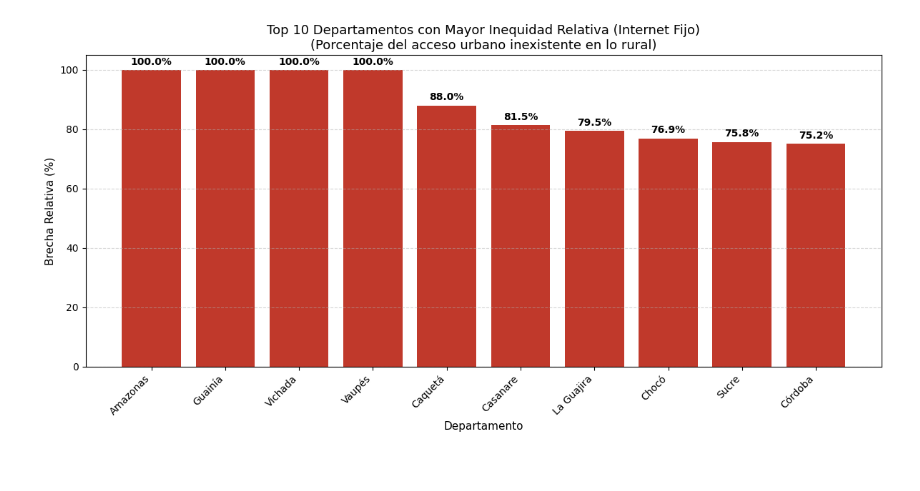
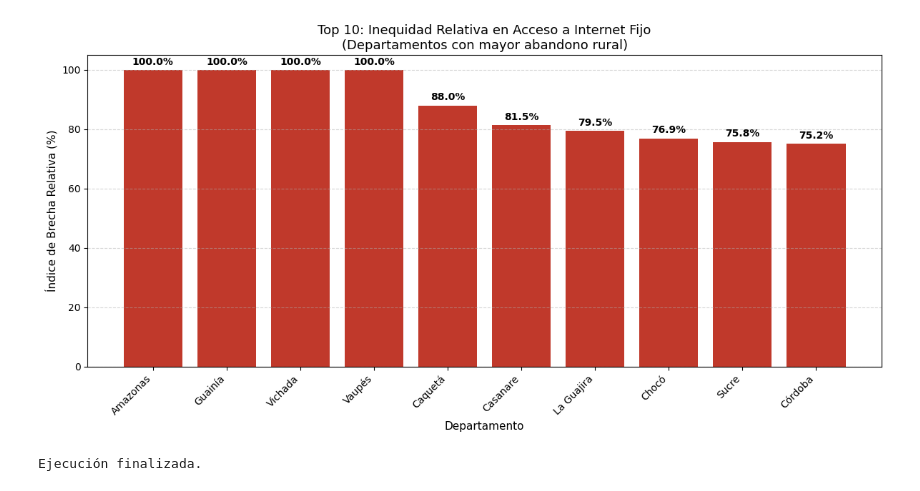
Before and after one commit to jeraldine-r/proyectos_brecha_digital, a Jupyter notebook: analisis_brecha_digital.ipynb, the cells around one changed output. Saved outputs shown, nothing was run; the diff lists cells and outputs as text; code cells hidden in the pictures.

```diff
--- a/analisis_brecha_digital.ipynb
+++ b/analisis_brecha_digital.ipynb
@@ -1,12 +1,32 @@
 # %%
+# ==========================================
+# 🇨🇴 ANÁLISIS DE BRECHA DIGITAL COLOMBIA
+# Autor: Juliana
+# Fuente: ECV 2024 (DANE) - Vía GitHub
+# ==========================================
+
 import pandas as pd
 import matplotlib.pyplot as plt
-# CÁLCULO AVANZADO DE BRECHA (ABSOLUTA VS RELATIVA)
+
+# --- 1. CONFIGURACIÓN Y CONEXIÓN ---
+# Usamos el enlace "raw" de TU repositorio.
+# Nota: El "%20" reemplaza los espacios en el nombre del archivo para que internet lo entienda.
+URL_ARCHIVO = 'https://github.com/jeraldine-r/proyectos_brecha_digital/raw/main/anexo%20general-ECV-2024.xlsx'
+NOMBRE_HOJA = 'Cuadro 7'
+
+print(f"Iniciando análisis...")
+print(f"Conectando con repositorio GitHub: {URL_ARCHIVO}...")
 
 try:
-    df_raw = pd.read_excel(ARCHIVO_DATOS, sheet_name=NOMBRE_HOJA, header=3)
+    # --- 2. CARGA DE DATOS (Desde la Nube) ---
+    # Pandas lee el Excel directamente desde la URL. No hace falta descargar nada manual.
+    df_raw = pd.read_excel(URL_ARCHIVO, sheet_name=NOMBRE_HOJA, header=3)
+    print("Conexión exitosa.")
 
-    # 2. LIMPIEZA
+    # --- 3. LIMPIEZA Y TRANSFORMACIÓN (ETL) ---
+    print("Procesando datos...")
+
+    # Seleccionamos columna por índice para mayor seguridad
     col_tasa = df_raw.columns[18]
 
     df_raw.rename(columns={
@@ -15,58 +35,55 @@ try:
         col_tasa: 'TASA_ACCESO_FIJO'
     }, inplace=True)
 
+    # Rellenamos los nombres de departamentos (ffill) y convertimos a números
     df_raw['DEPARTAMENTO'] = df_raw['DEPARTAMENTO'].ffill()
     df_raw['TASA_ACCESO_FIJO'] = pd.to_numeric(df_raw['TASA_ACCESO_FIJO'], errors='coerce')
 
-   #FILTRAR
+    # Filtramos solo Cabecera y Rural
     df_limpio = df_raw[df_raw['AREA'].isin(['Cabecera', 'Centros poblados y rural disperso'])].copy()
     df_limpio.dropna(subset=['TASA_ACCESO_FIJO'], inplace=True)
 
+    # Pivotamos la tabla (Urbano vs Rural)
     df_pivot = df_limpio.pivot(index='DEPARTAMENTO', columns='AREA', values='TASA_ACCESO_FIJO')
     df_pivot.rename(columns={'Cabecera': 'URBANO', 'Centros poblados y rural disperso': 'RURAL'}, inplace=True)
     df_pivot.dropna(subset=['URBANO', 'RURAL'], inplace=True)
 
-#3 CÁLCULOS
-
-    # A) Brecha Absoluta ¿cuántos puntos porcentuales de diferencia hay?.
+    # --- 4. CÁLCULOS DE BRECHA ---
+    # A) Brecha Absoluta (Diferencia simple)
     df_pivot['BRECHA_ABSOLUTA'] = df_pivot['URBANO'] - df_pivot['RURAL']
 
     # B) Brecha Relativa (Índice de Inequidad)
-    # Fórmula: (Urbano - Rural) / Urbano. nos dice ¿Qué porcentaje del logro urbano le falta al campo?
-    df_pivot['BRECHA_RELATIVA'] = (
-        (df_pivot['URBANO'] - df_pivot['RURAL']) / df_pivot['URBANO']
-    ) * 100
+    df_pivot['BRECHA_RELATIVA'] = ((df_pivot['URBANO'] - df_pivot['RURAL']) / df_pivot['URBANO']) * 100
 
-    # 4. RESULTADOS COMPARATIVOS
-
-    # Top 5 Brecha Absoluta (Los de siempre)
+    # --- 5. RESULTADOS ---
     top_absoluta = df_pivot.sort_values('BRECHA_ABSOLUTA', ascending=False).head(5)
-
-    # Top 5 Brecha Relativa (Los estructuralmente olvidados)
     top_relativa = df_pivot.sort_values('BRECHA_RELATIVA', ascending=False).head(5)
 
-    print("\n--- COMPARACIÓN DE PERSPECTIVAS ---")
-    print("\n1️⃣ Top 5 por Brecha ABSOLUTA (Diferencia de puntos):")
+    print("\n" + "="*40)
+    print("RESULTADOS DEL ANÁLISIS")
+    print("="*40)
+
+    print("\n1️⃣ Top 5: Brecha de Mercado (Absoluta):")
     print(top_absoluta[['URBANO', 'RURAL', 'BRECHA_ABSOLUTA']])
 
-    print("\n2️⃣ Top 5 por Brecha RELATIVA (Donde la desigualdad es más severa):")
+    print("\n2️⃣ Top 5: Brecha Estructural (Inequidad Relativa):")
     print(top_relativa[['URBANO', 'RURAL', 'BRECHA_RELATIVA']].round(2))
 
-    # 5. VISUALIZACIÓN POTENCIADA (Graficamos la Relativa)
+    # --- 6. VISUALIZACIÓN ---
+    print("\n Generando gráfico...")
     plt.figure(figsize=(12, 6))
 
-    # Vamos a graficar el Top 10 de Brecha Relativa para ver el impacto
+    # Graficamos el Top 10 de Inequidad Relativa
     grafico_data = df_pivot.sort_values('BRECHA_RELATIVA', ascending=False).head(10)
-
     barras = plt.bar(grafico_data.index, grafico_data['BRECHA_RELATIVA'], color='#C0392B')
 
-    plt.title('Top 10 Departamentos con Mayor Inequidad Relativa (Internet Fijo)\n(Porcentaje del acceso urbano inexistente en lo rural)', fontsize=13)
-    plt.ylabel('Brecha Relativa (%)', fontsize=11)
+    plt.title('Top 10: Inequidad Relativa en Acceso a Internet Fijo\n(Departamentos con mayor abandono rural)', fontsize=13)
+    plt.ylabel('Índice de Brecha Relativa (%)', fontsize=11)
     plt.xlabel('Departamento', fontsize=11)
     plt.xticks(rotation=45, ha='right')
     plt.grid(axis='y', linestyle='--', alpha=0.5)
 
-    # Etiquetas
+    # Etiquetas de datos
     for barra in barras:
         altura = barra.get_height()
         plt.text(barra.get_x() + barra.get_width()/2, altura + 1,
@@ -74,7 +91,9 @@ try:
 
     plt.tight_layout()
     plt.show()
+    print("Ejecución finalizada.")
 
 except Exception as e:
-    print(f"❌ Error: {e}")
+    print(f"\n Ocurrió un error: {e}")
+    print("Pista: Verifica que el archivo en GitHub sea público y tenga el nombre correcto.")
 # %% [output]
@@ -100 +117,2 @@ Caquetá        55.02   6.58            88.05
-[figure, old version]
+[figure, new version]
+Ejecución finalizada.
```
Also changed, not shown: parts of 1 cell of this notebook.
